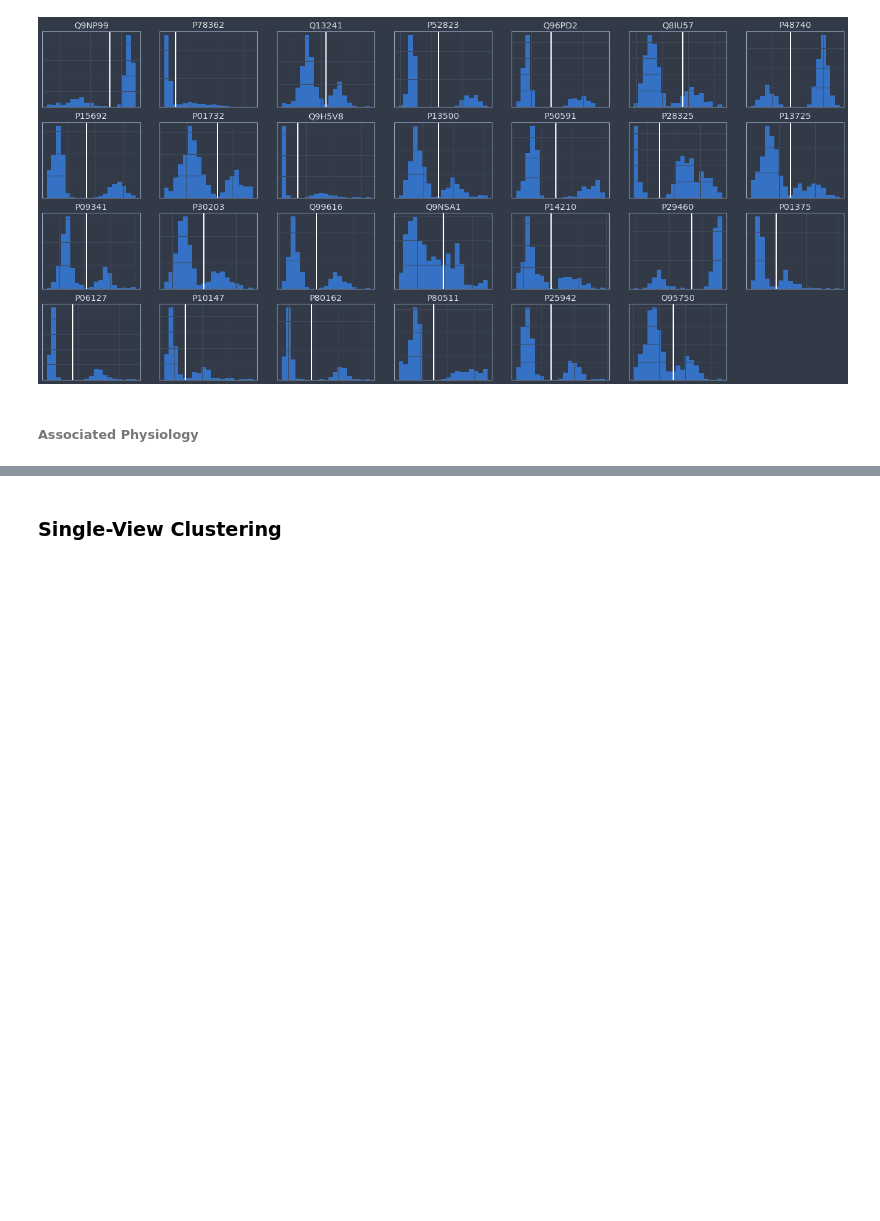
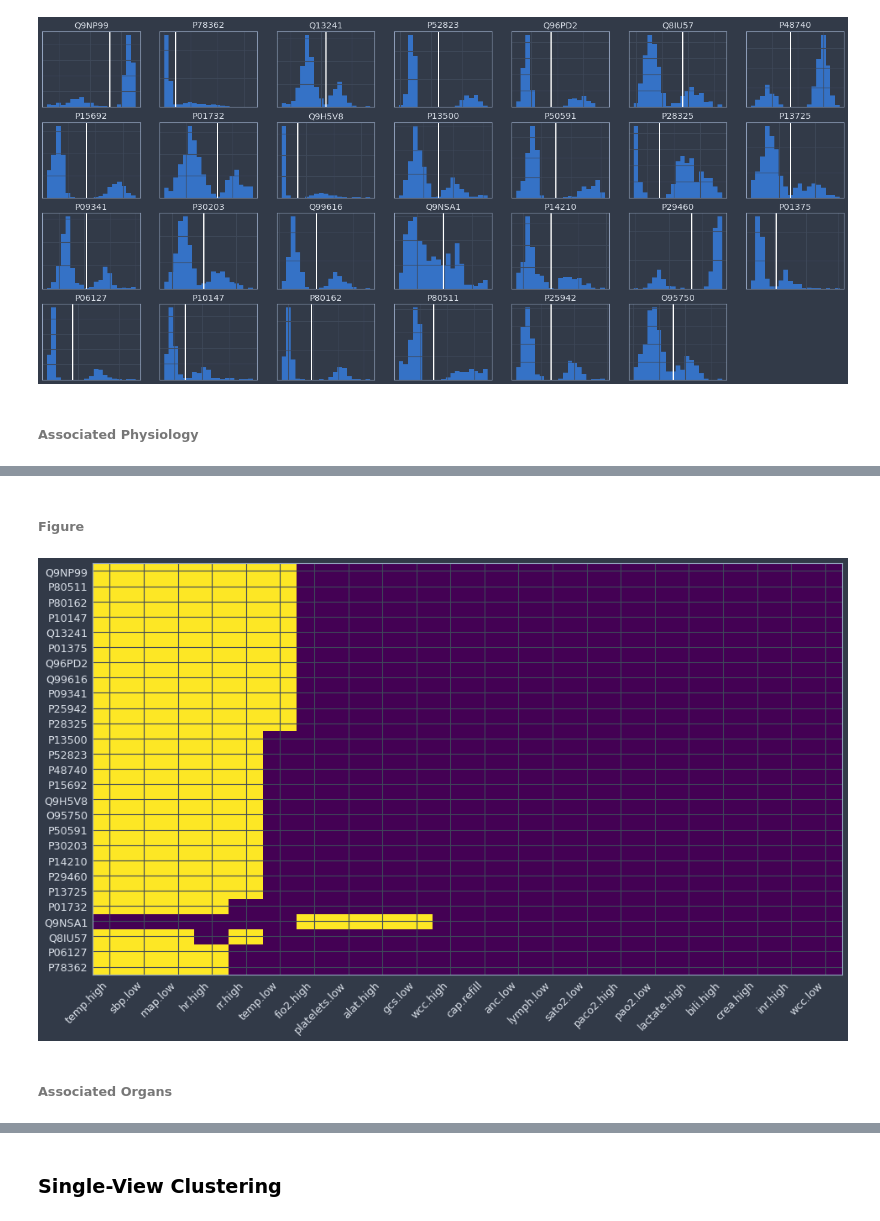
Before and after one commit to BorgwardtLab/Pediatric-Sepsis, a Jupyter notebook: multiview_clustering_jk.ipynb, the cells around one changed output, grey strips where cells are left out. Saved outputs shown, nothing was run; the diff lists cells and outputs as text; code cells hidden in the pictures; blank space fills up the shorter version.

```diff
--- a/multiview_clustering_jk.ipynb
+++ b/multiview_clustering_jk.ipynb
@@ -1375,0 +1342,39 @@ rr.high    0.002278  12.513429
+# %%
+l = .05
+
+test_cs = sel_dc['physio']
+bimphy_df = pd.DataFrame(index=bims,columns=test_cs)
+
+for p in bims:
+
+    c                                = '%sbimphy_cluster' % p
+    bim_df                           = imp_df.copy(deep=True)
+    cols   = [c for c in bim_df.columns if c in test_cs]+[p]
+    bim_df = bim_df[cols]
+    bim_df[c]                        = 0
+    bim_df.loc[bim_df[p]<=bims[p],c] = 1
+    bim_df = bim_df.drop(p,axis=1)
+
+    f_df,null_df = f_pvalues(bim_df,'%sbimphy' % p,l)
+    f_df         = f_df[f_df.p_value==f_df.p_value.min()]
+
+    bimphy_df.loc[p,f_df.index] = 1
+
+    print(p)
+    print(f_df,'\n')
+
+bimphy_df = bimphy_df.fillna(0)
+
+bimphy_pdf = bimphy_df.sum(axis=0).sort_values(ascending=False)
+bimphy_bdf = bimphy_df.sum(axis=1).sort_values(ascending=True)
+bimphy_df = bimphy_df.loc[bimphy_bdf.index,bimphy_pdf.index]
+
+bimphy_fig = plt.figure(figsize=(16,9))
+ax = bimphy_fig.add_subplot(111)
+ax.pcolor(bimphy_df)
+ax.set_yticks(np.arange(bimphy_df.shape[0])+.5)
+ax.set_yticklabels(bimphy_df.index)
+ax.set_xticks(np.arange(bimphy_df.shape[1])+.5)
+ax.set_xticklabels(bimphy_df.columns,rotation=45,ha='right')
+ax.grid('lightgray')
+plt.close()
@@ -1375,0 +1467,8 @@ rr.high    0.002278  12.513429
+# %% [markdown]
+###### Figure
+# %%
+bimphy_fig
+# %% [output]
+[figure, added]
+# %% [markdown]
+###### Associated Organs
```
Also changed, not shown: parts of 23 cells of this notebook.
